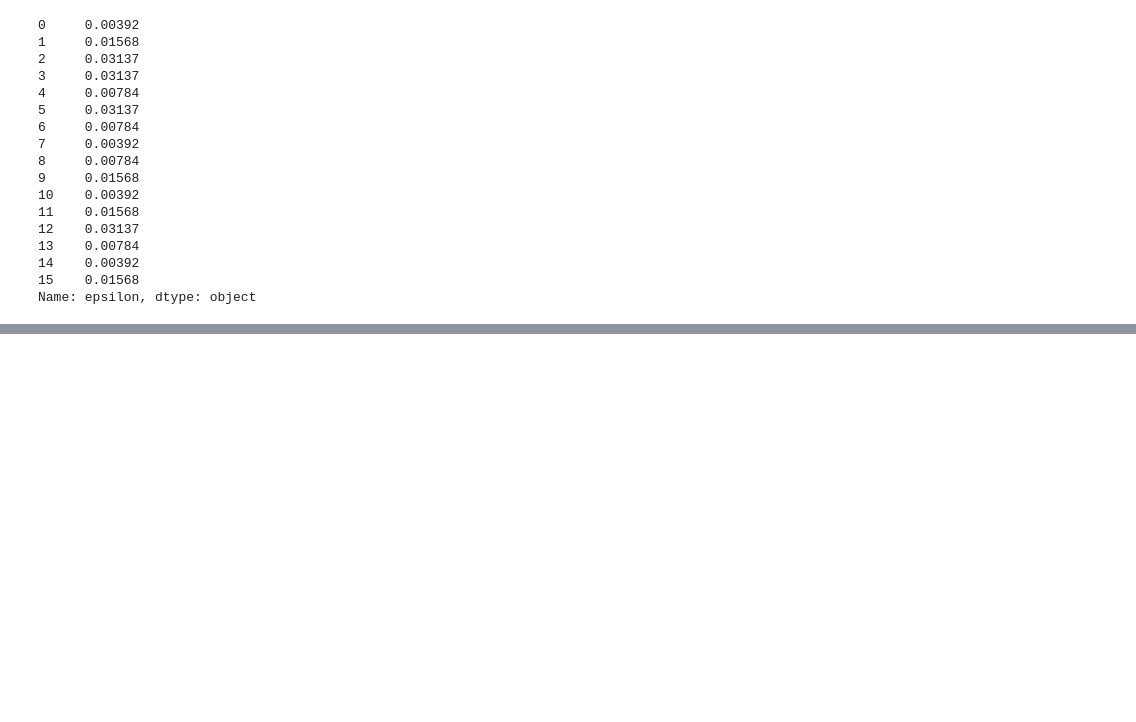
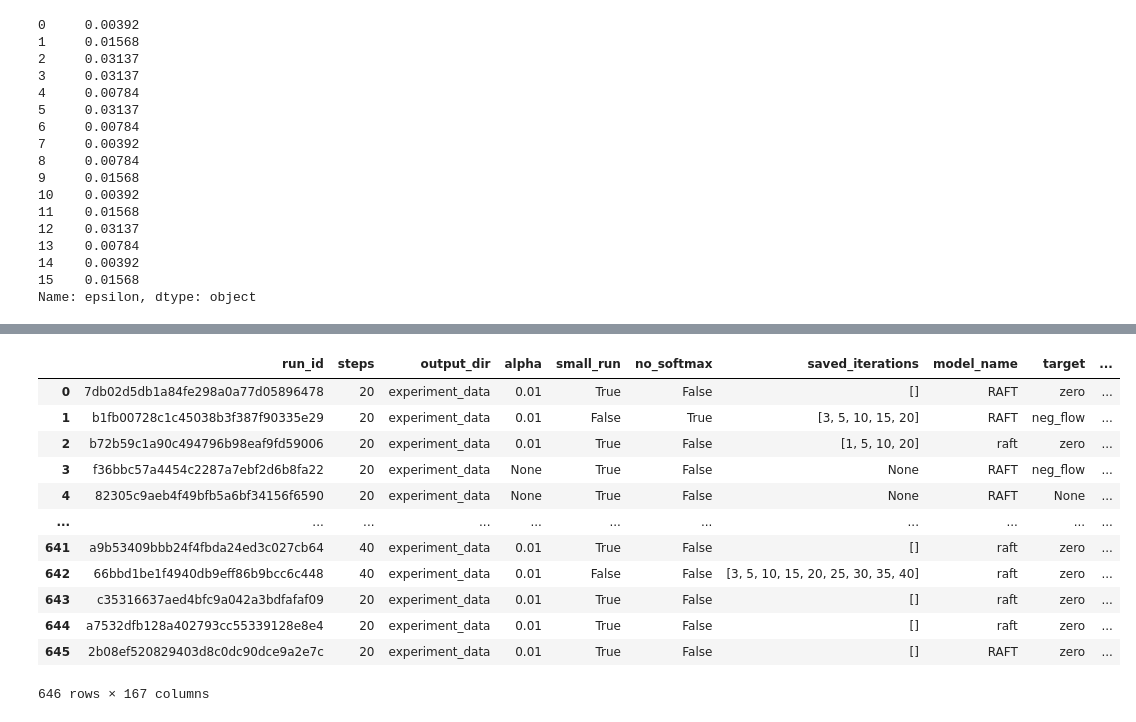
Before and after one commit to NotTwist/flow_attack, a Jupyter notebook: analysis/compare_convergence.ipynb, the cells around one changed output, grey strips where cells are left out. Saved outputs shown, nothing was run; the diff lists cells and outputs as text; code cells hidden in the pictures; blank space fills up the shorter version.

```diff
--- a/analysis/compare_convergence.ipynb
+++ b/analysis/compare_convergence.ipynb
@@ -194,0 +392,17 @@ expanded_df[expanded_df['run_id'] == 'd8eebaaf7f4342c3b9dfab5c27c11b37']
+# %%
+data = pd.DataFrame(load_mlflow_data(MLRUNS_PATH))
+data
+# %% [output]
+|  | run_id | steps | output_dir | alpha | small_run | no_softmax | saved_iterations | model_name | target | ... |
+| 0 | 7db02d5db1a84fe298a0a77d05896478 | 20 | experiment_data | 0.01 | True | False | [] | RAFT | zero | ... |
+| 1 | b1fb00728c1c45038b3f387f90335e29 | 20 | experiment_data | 0.01 | False | True | [3, 5, 10, 15, 20] | RAFT | neg_flow | ... |
+| 2 | b72b59c1a90c494796b98eaf9fd59006 | 20 | experiment_data | 0.01 | True | False | [1, 5, 10, 20] | raft | zero | ... |
+| 3 | f36bbc57a4454c2287a7ebf2d6b8fa22 | 20 | experiment_data | None | True | False | None | RAFT | neg_flow | ... |
+| 4 | 82305c9aeb4f49bfb5a6bf34156f6590 | 20 | experiment_data | None | True | False | None | RAFT | None | ... |
+| ... | ... | ... | ... | ... | ... | ... | ... | ... | ... | ... |
+| 641 | a9b53409bbb24f4fbda24ed3c027cb64 | 40 | experiment_data | 0.01 | True | False | [] | raft | zero | ... |
+| 642 | 66bbd1be1f4940db9eff86b9bcc6c448 | 40 | experiment_data | 0.01 | False | False | [3, 5, 10, 15, 20, 25, 30, 35, 40] | raft | zero | ... |
+| 643 | c35316637aed4bfc9a042a3bdfafaf09 | 20 | experiment_data | 0.01 | True | False | [] | raft | zero | ... |
+| 644 | a7532dfb128a402793cc55339128e8e4 | 20 | experiment_data | 0.01 | True | False | [] | raft | zero | ... |
+| 645 | 2b08ef520829403d8c0dc90dce9a2e7c | 20 | experiment_data | 0.01 | True | False | [] | RAFT | zero | ... |
+646 rows × 167 columns
```
Also changed, not shown: parts of 22 cells of this notebook, 47 other files.
